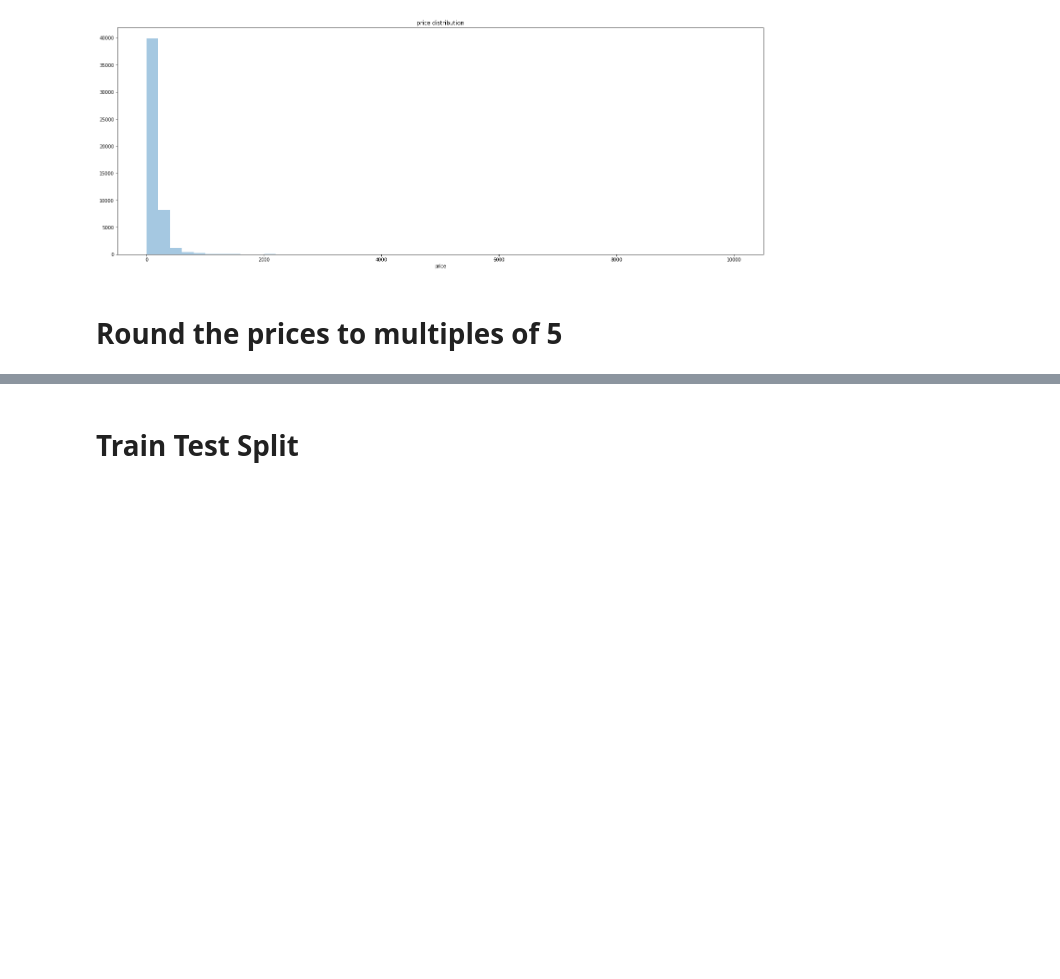
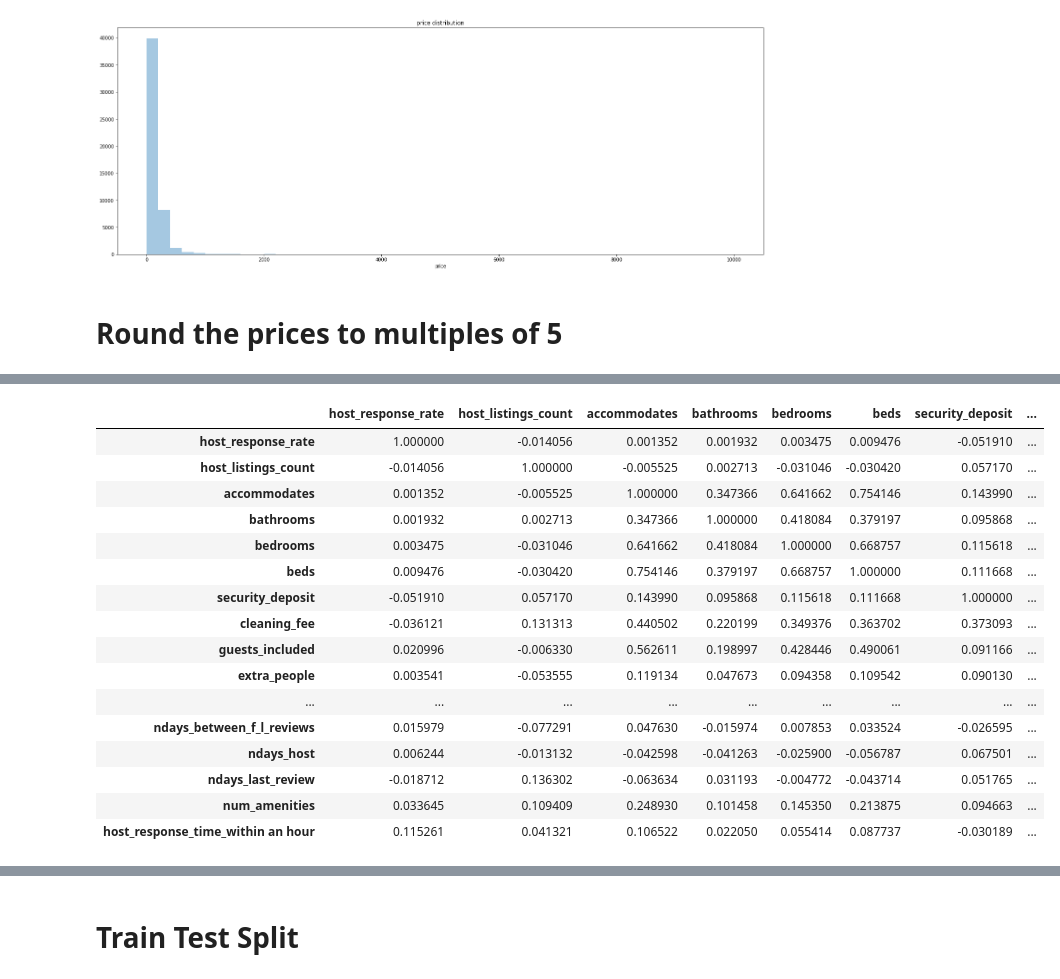
Before and after one commit to principal-miners/listings, a Jupyter notebook: ssh/RAW Modelling.ipynb, the cells around one changed output, grey strips where cells are left out. Cells and saved outputs as stored; diff of their text form; code cells hidden in the pictures; blank space fills up the shorter version.

```diff
--- a/ssh/RAW Modelling.ipynb
+++ b/ssh/RAW Modelling.ipynb
@@ -74,0 +109,20 @@ listings["price"] = listings["price"].apply(roundto)
+# %%
+listings2_corr
+# %% [output]
+|  | host_response_rate | host_listings_count | accommodates | bathrooms | bedrooms | beds | security_deposit | ... |
+| host_response_rate | 1.000000 | -0.014056 | 0.001352 | 0.001932 | 0.003475 | 0.009476 | -0.051910 | ... |
+| host_listings_count | -0.014056 | 1.000000 | -0.005525 | 0.002713 | -0.031046 | -0.030420 | 0.057170 | ... |
+| accommodates | 0.001352 | -0.005525 | 1.000000 | 0.347366 | 0.641662 | 0.754146 | 0.143990 | ... |
+| bathrooms | 0.001932 | 0.002713 | 0.347366 | 1.000000 | 0.418084 | 0.379197 | 0.095868 | ... |
+| bedrooms | 0.003475 | -0.031046 | 0.641662 | 0.418084 | 1.000000 | 0.668757 | 0.115618 | ... |
+| beds | 0.009476 | -0.030420 | 0.754146 | 0.379197 | 0.668757 | 1.000000 | 0.111668 | ... |
+| security_deposit | -0.051910 | 0.057170 | 0.143990 | 0.095868 | 0.115618 | 0.111668 | 1.000000 | ... |
+| cleaning_fee | -0.036121 | 0.131313 | 0.440502 | 0.220199 | 0.349376 | 0.363702 | 0.373093 | ... |
+| guests_included | 0.020996 | -0.006330 | 0.562611 | 0.198997 | 0.428446 | 0.490061 | 0.091166 | ... |
+| extra_people | 0.003541 | -0.053555 | 0.119134 | 0.047673 | 0.094358 | 0.109542 | 0.090130 | ... |
+| ... | ... | ... | ... | ... | ... | ... | ... | ... |
+| ndays_between_f_l_reviews | 0.015979 | -0.077291 | 0.047630 | -0.015974 | 0.007853 | 0.033524 | -0.026595 | ... |
+| ndays_host | 0.006244 | -0.013132 | -0.042598 | -0.041263 | -0.025900 | -0.056787 | 0.067501 | ... |
+| ndays_last_review | -0.018712 | 0.136302 | -0.063634 | 0.031193 | -0.004772 | -0.043714 | 0.051765 | ... |
+| num_amenities | 0.033645 | 0.109409 | 0.248930 | 0.101458 | 0.145350 | 0.213875 | 0.094663 | ... |
+| host_response_time_within an hour | 0.115261 | 0.041321 | 0.106522 | 0.022050 | 0.055414 | 0.087737 | -0.030189 | ... |
```
Also changed, not shown: parts of 5 cells of this notebook.
